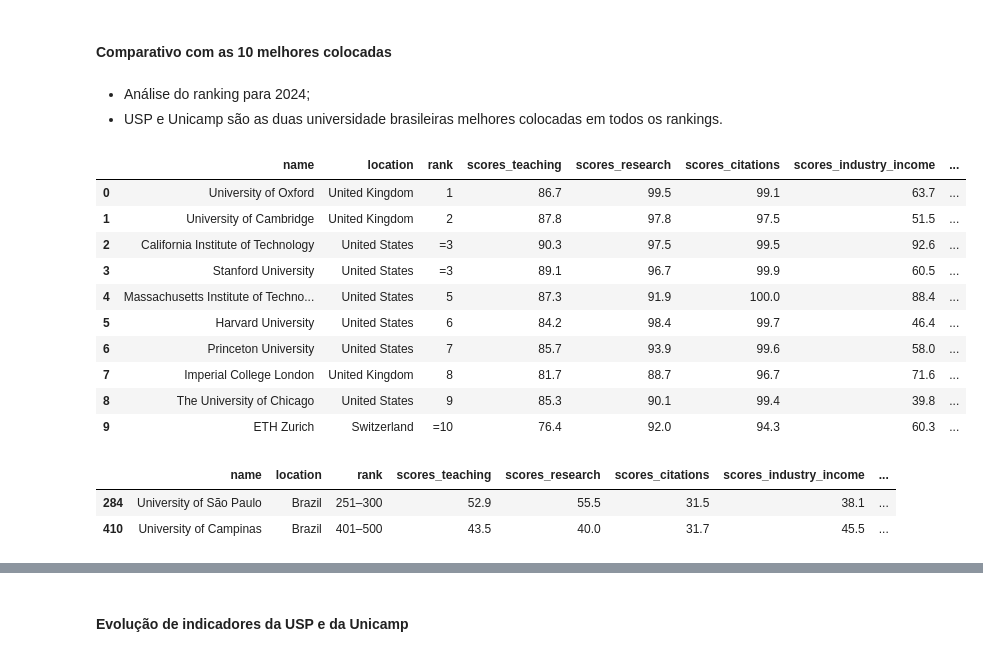
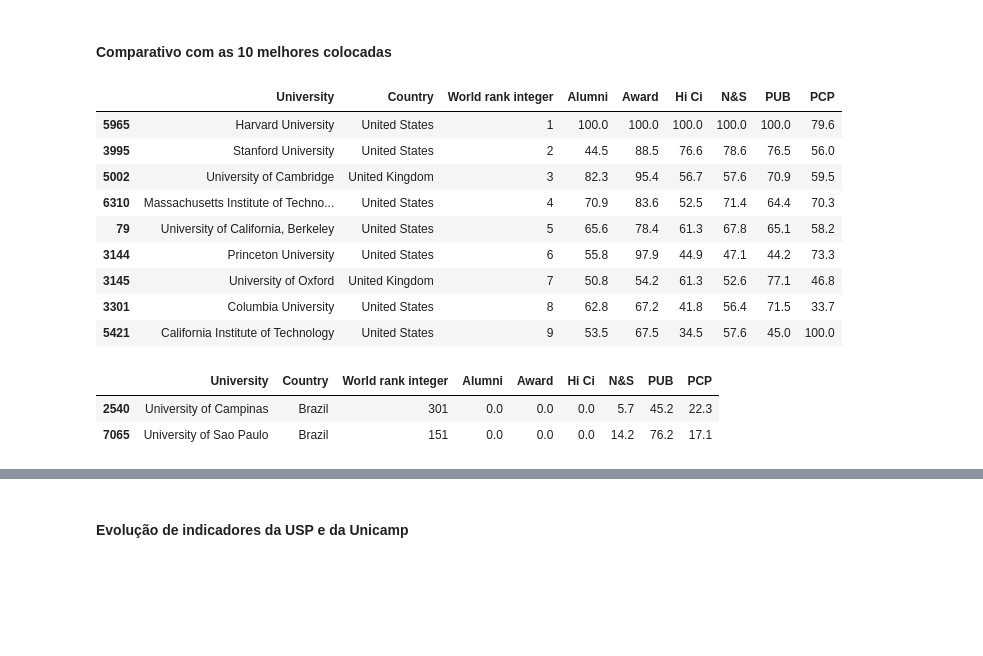
Before and after one commit to RodolfoPCruz/education_analysis, a Jupyter notebook: Shanghai World University Rankings/Shanghai Ranking.ipynb, the cells around one changed output, grey strips where cells are left out. Saved outputs shown, nothing was run; the diff lists cells and outputs as text; code cells hidden in the pictures; blank space fills up the shorter version.

```diff
--- a/Shanghai World University Rankings/Shanghai Ranking.ipynb
+++ b/Shanghai World University Rankings/Shanghai Ranking.ipynb
@@ -926,39 +936,36 @@ top_3_brasileiras
+# %%
+#A Unicamp aparece com dois nomes diferentes nos rankings: State University of Campinas e University of Campinas
+
+df_rankings['University']=df_rankings['University'].replace('State University of Campinas','University of Campinas')
 # %% [markdown]
 ### USP e Unicamp
 # %% [markdown]
 #### Comparativo com as 10 melhores colocadas
-# %% [markdown]
-- Análise do ranking para 2024;
-- USP e Unicamp são as duas universidade brasileiras melhores colocadas em todos os rankings.
 # %%
-colunas_comparativo=['name','location','rank','scores_teaching','scores_research','scores_citations','scores_industry_income','scores_international_outlook','stats_number_students','stats_student_staff_ratio']
-#colunas_comparativo são as colunas que serão usadas no comparativo
-ranking_2024=df_dados.loc['2024',colunas_comparativo] #somente o ranking de 2024
-ranking_2024['scores_industry_income']=ranking_2024['scores_industry_income'].astype('float64',errors='ignore',copy=True)# converter formato dos dados
-ranking_2024['scores_international_outlook']=ranking_2024['scores_international_outlook'].astype('float64',errors='ignore',copy=True)# converter formato dos dados
-filtro=((ranking_2024['name']=='University of São Paulo') | (ranking_2024['name']=='University of Campinas')) #filtro para selecionar somente USP e Unicamp
-usp_unicamp=ranking_2024.loc[filtro,:] #dados para usp e unicamp
-top10_2024=ranking_2024.loc[:9,:] #10 primeiras colocadas no ranking de 2024
+colunas_comparativo=['University','Country','World rank integer','Alumni', 'Award', 'Hi Ci', 'N&S', 'PUB', 'PCP'] #colunas_comparativo são as colunas que serão usadas no comparativo
+ranking_2018=df_rankings.loc[df_rankings["Year"]==2018,colunas_comparativo] #somente o ranking de 2018
+filtro=((ranking_2018['University']=='University of Sao Paulo') | (ranking_2018['University']=='University of Campinas')) #filtro para selecionar somente USP e Unicamp
+usp_unicamp=ranking_2018.loc[filtro,:] #dados para usp e unicamp
+top10_2018=ranking_2018.sort_values(by='World rank integer').iloc[:9,:]
 # %%
-#Universidade no top 10 no ano de 2024
-top10_2024
+#Universidades no top 10 no ano de 2018
+top10_2018
 # %% [output]
-|  | name | location | rank | scores_teaching | scores_research | scores_citations | scores_industry_income | ... |
-| 0 | University of Oxford | United Kingdom | 1 | 86.7 | 99.5 | 99.1 | 63.7 | ... |
-| 1 | University of Cambridge | United Kingdom | 2 | 87.8 | 97.8 | 97.5 | 51.5 | ... |
-| 2 | California Institute of Technology | United States | =3 | 90.3 | 97.5 | 99.5 | 92.6 | ... |
-| 3 | Stanford University | United States | =3 | 89.1 | 96.7 | 99.9 | 60.5 | ... |
-| 4 | Massachusetts Institute of Techno... | United States | 5 | 87.3 | 91.9 | 100.0 | 88.4 | ... |
-| 5 | Harvard University | United States | 6 | 84.2 | 98.4 | 99.7 | 46.4 | ... |
-| 6 | Princeton University | United States | 7 | 85.7 | 93.9 | 99.6 | 58.0 | ... |
-| 7 | Imperial College London | United Kingdom | 8 | 81.7 | 88.7 | 96.7 | 71.6 | ... |
-| 8 | The University of Chicago | United States | 9 | 85.3 | 90.1 | 99.4 | 39.8 | ... |
-| 9 | ETH Zurich | Switzerland | =10 | 76.4 | 92.0 | 94.3 | 60.3 | ... |
+|  | University | Country | World rank integer | Alumni | Award | Hi Ci | N&S | PUB | PCP |
+| 5965 | Harvard University | United States | 1 | 100.0 | 100.0 | 100.0 | 100.0 | 100.0 | 79.6 |
+| 3995 | Stanford University | United States | 2 | 44.5 | 88.5 | 76.6 | 78.6 | 76.5 | 56.0 |
+| 5002 | University of Cambridge | United Kingdom | 3 | 82.3 | 95.4 | 56.7 | 57.6 | 70.9 | 59.5 |
+| 6310 | Massachusetts Institute of Techno... | United States | 4 | 70.9 | 83.6 | 52.5 | 71.4 | 64.4 | 70.3 |
+| 79 | University of California, Berkeley | United States | 5 | 65.6 | 78.4 | 61.3 | 67.8 | 65.1 | 58.2 |
+| 3144 | Princeton University | United States | 6 | 55.8 | 97.9 | 44.9 | 47.1 | 44.2 | 73.3 |
+| 3145 | University of Oxford | United Kingdom | 7 | 50.8 | 54.2 | 61.3 | 52.6 | 77.1 | 46.8 |
+| 3301 | Columbia University | United States | 8 | 62.8 | 67.2 | 41.8 | 56.4 | 71.5 | 33.7 |
+| 5421 | California Institute of Technology | United States | 9 | 53.5 | 67.5 | 34.5 | 57.6 | 45.0 | 100.0 |
 # %%
 #dados para Usp e Unicamp para 2024
 usp_unicamp
 # %% [output]
-|  | name | location | rank | scores_teaching | scores_research | scores_citations | scores_industry_income | ... |
-| 284 | University of São Paulo | Brazil | 251–300 | 52.9 | 55.5 | 31.5 | 38.1 | ... |
-| 410 | University of Campinas | Brazil | 401–500 | 43.5 | 40.0 | 31.7 | 45.5 | ... |
+|  | University | Country | World rank integer | Alumni | Award | Hi Ci | N&S | PUB | PCP |
+| 2540 | University of Campinas | Brazil | 301 | 0.0 | 0.0 | 0.0 | 5.7 | 45.2 | 22.3 |
+| 7065 | University of Sao Paulo | Brazil | 151 | 0.0 | 0.0 | 0.0 | 14.2 | 76.2 | 17.1 |
 # %%
```
Also changed, not shown: parts of 17 cells of this notebook.
